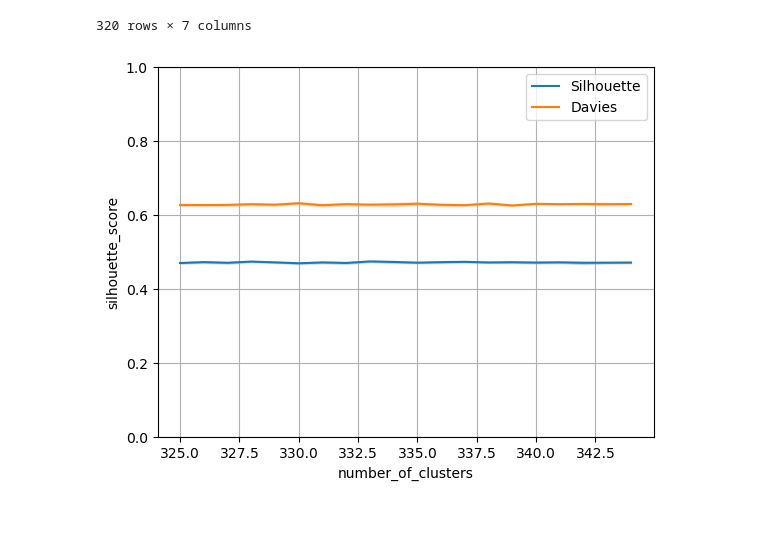
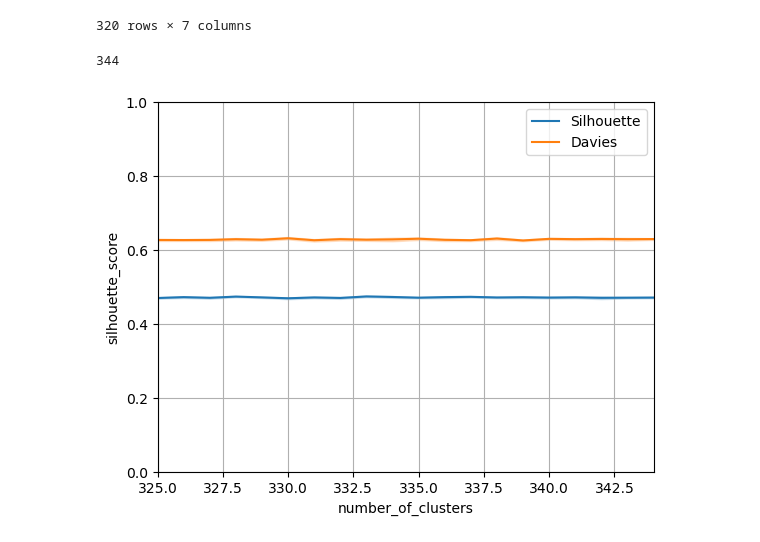
Before and after one commit to VespenGas/PythonProjs, a Jupyter notebook: ProjDS/df_analysis.ipynb, the cells around one changed output. Drawn from its saved outputs; the diff is of its cells as text; code cells hidden in the pictures.

```diff
--- a/ProjDS/df_analysis.ipynb
+++ b/ProjDS/df_analysis.ipynb
@@ -22,12 +24,17 @@ df
 | 318 | 15 | 293215 | 343 | 0.468938 | 1.489103e+06 | ... |
 | 319 | 15 | 293215 | 344 | 0.469418 | 1.483836e+06 | ... |
 320 rows × 7 columns
+# %%
+df['number_of_clusters'].max()
+# %% [output]
+344
 # %%
 sns.lineplot(data=df, x=df.number_of_clusters, y=df.silhouette_score, label='Silhouette')
 sns.lineplot(data=df, x=df.number_of_clusters, y=df.davies_bouldin_score, label='Davies')
 plt.ylim([0,1])
+plt.xlim(df['number_of_clusters'].min(), df['number_of_clusters'].max())
 plt.grid()
 plt.show()
 # %% [output]
-[figure, old version]
+[figure, new version]
 # %%
```
Also changed, not shown: parts of 14 cells of this notebook, 7 other files.
